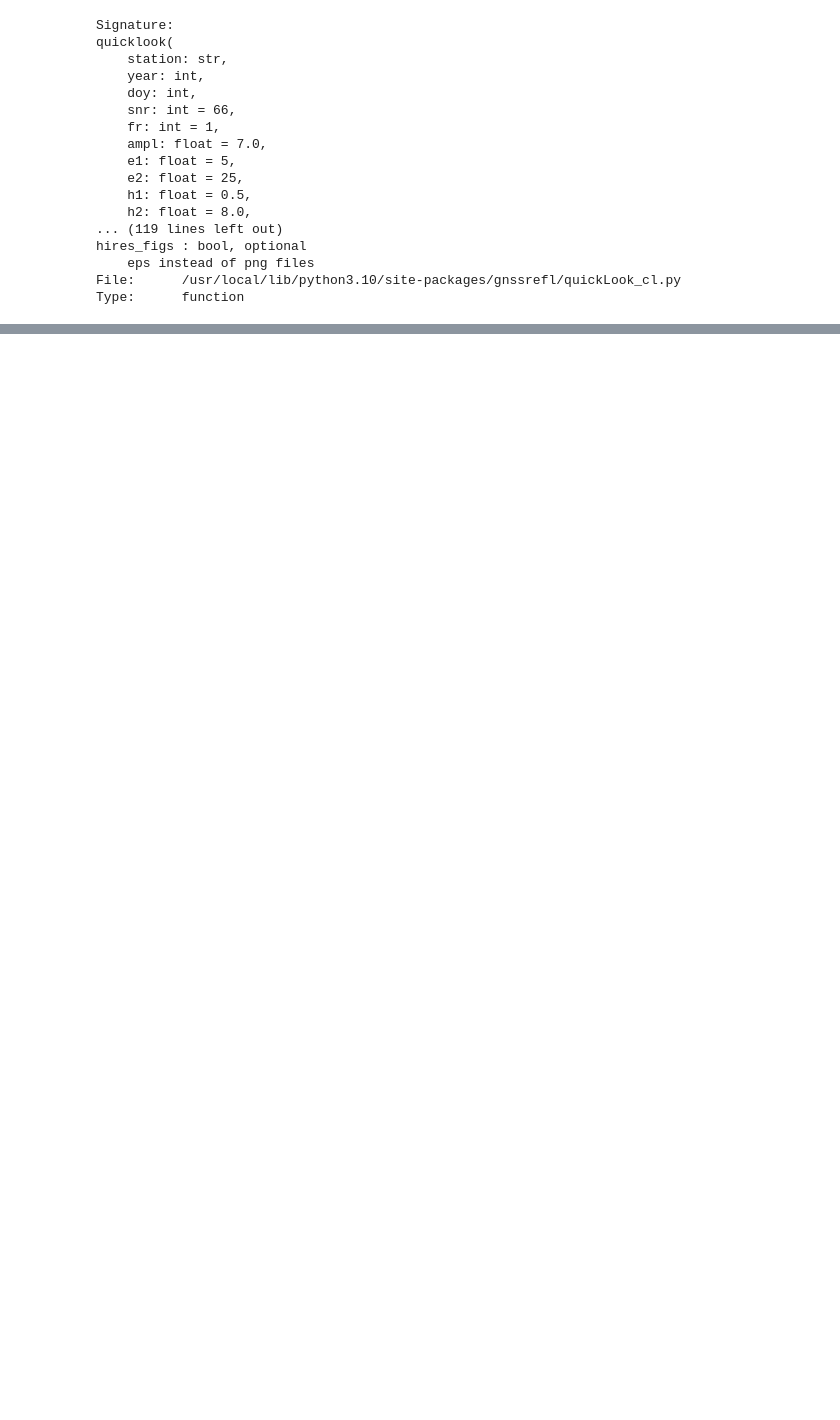
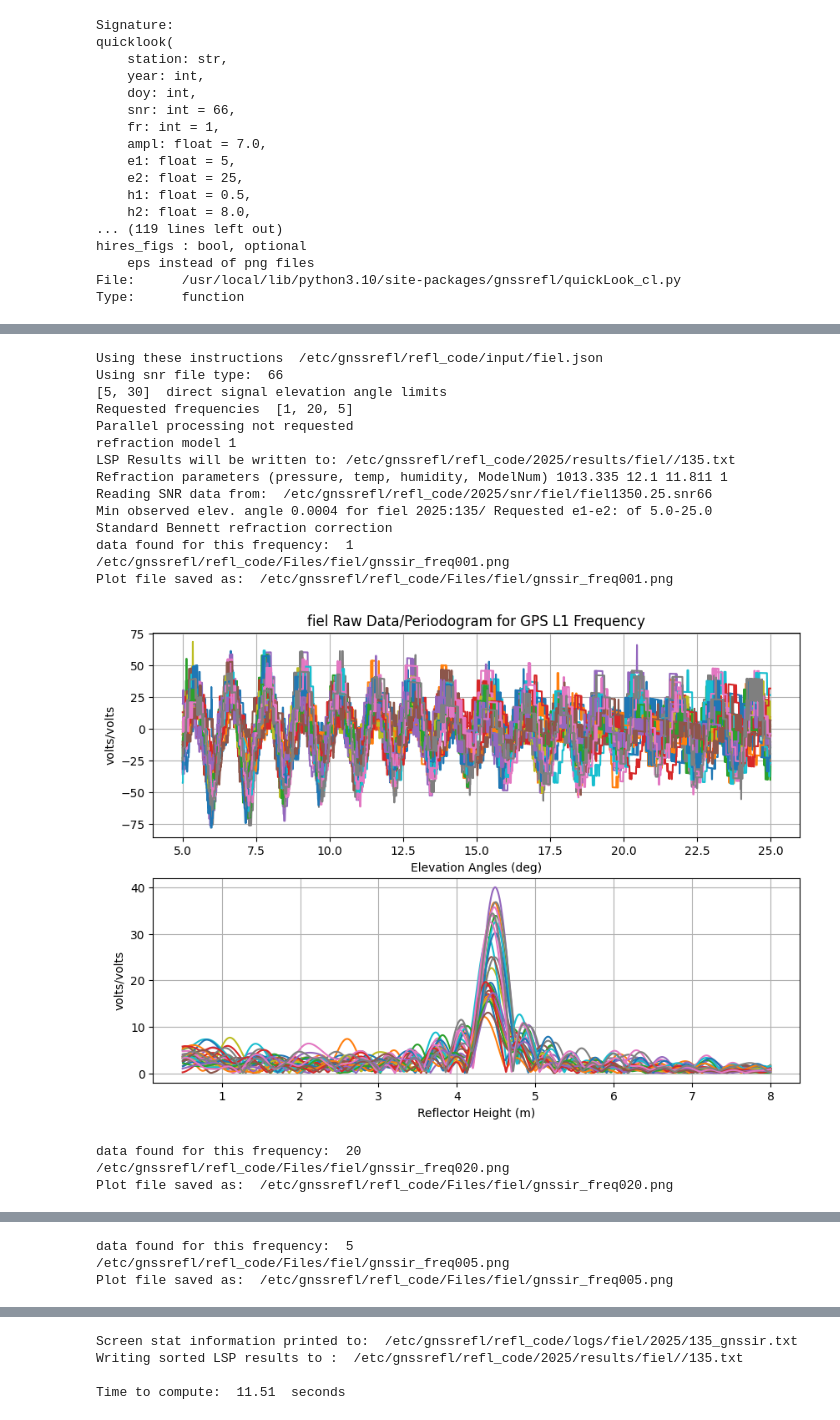
Before and after one commit to AjayACST/gnss-ir-nz, a Jupyter notebook: notebooks/gnssrefl.ipynb, the cells around one changed output, grey strips where cells are left out. Saved outputs shown, nothing was run; the diff lists cells and outputs as text; code cells hidden in the pictures; blank space fills up the shorter version.

Commit message:
feature: Update notebook to go through whole process

```diff
--- a/notebooks/gnssrefl.ipynb
+++ b/notebooks/gnssrefl.ipynb
@@ -118,2 +120,21 @@ gnssir?
 # %%
-gnssir(station, year, doy, doy_end=doy_end)
+gnssir(station, year, doy, plt=True)
+# %% [output]
+Using these instructions  /etc/gnssrefl/refl_code/input/fiel.json
+Using snr file type:  66
+[5, 30]  direct signal elevation angle limits
+Requested frequencies  [1, 20, 5]
+Parallel processing not requested
+refraction model 1
+LSP Results will be written to: /etc/gnssrefl/refl_code/2025/results/fiel//135.txt
+Refraction parameters (pressure, temp, humidity, ModelNum) 1013.335 12.1 11.811 1
+Reading SNR data from:  /etc/gnssrefl/refl_code/2025/snr/fiel/fiel1350.25.snr66
+Min observed elev. angle 0.0004 for fiel 2025:135/ Requested e1-e2: of 5.0-25.0
+Standard Bennett refraction correction
+data found for this frequency:  1
+/etc/gnssrefl/refl_code/Files/fiel/gnssir_freq001.png
+Plot file saved as:  /etc/gnssrefl/refl_code/Files/fiel/gnssir_freq001.png
+[figure, added]
+data found for this frequency:  20
+/etc/gnssrefl/refl_code/Files/fiel/gnssir_freq020.png
+Plot file saved as:  /etc/gnssrefl/refl_code/Files/fiel/gnssir_freq020.png
@@ -119,0 +142,3 @@ gnssir(station, year, doy, doy_end=doy_end)
+data found for this frequency:  5
+/etc/gnssrefl/refl_code/Files/fiel/gnssir_freq005.png
+Plot file saved as:  /etc/gnssrefl/refl_code/Files/fiel/gnssir_freq005.png
@@ -119,0 +146,4 @@ gnssir(station, year, doy, doy_end=doy_end)
+Screen stat information printed to:  /etc/gnssrefl/refl_code/logs/fiel/2025/135_gnssir.txt
+Writing sorted LSP results to :  /etc/gnssrefl/refl_code/2025/results/fiel//135.txt
+
+Time to compute:  11.51  seconds
```
Also changed, not shown: parts of 5 cells of this notebook, 1 other file.
